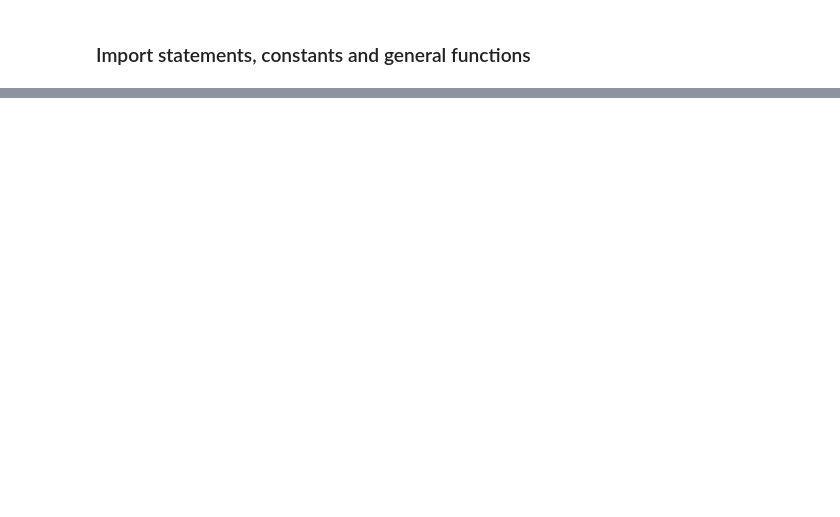
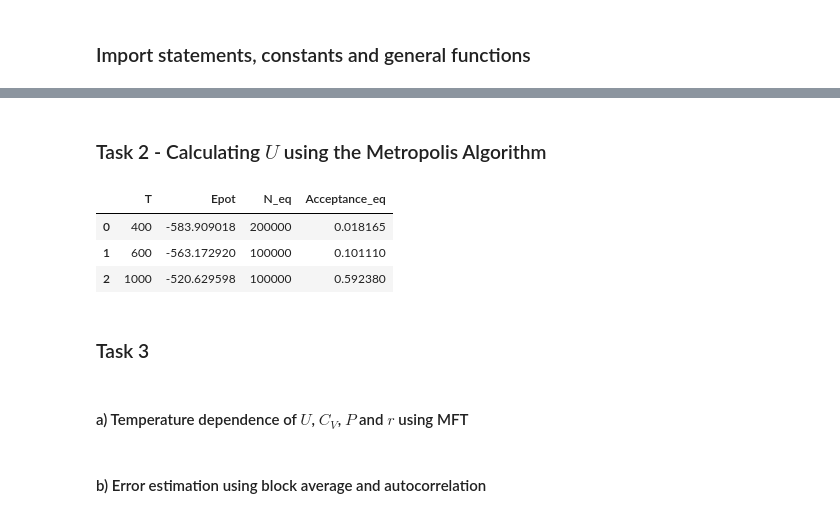
Before and after one commit to stommen/fka122-homeworks, a Jupyter notebook: H2/analyzer.ipynb, the cells around one changed output, grey strips where cells are left out. Cells and saved outputs as stored; diff of their text form; code cells hidden in the pictures; blank space fills up the shorter version.

```diff
--- a/H2/analyzer.ipynb
+++ b/H2/analyzer.ipynb
@@ -113,0 +93,54 @@ plt.show()
+# %% [markdown]
+### Task 2 - Calculating $U$ using the Metropolis Algorithm
+# %%
+
+its_eq_400 = 200000
+its_eq = 100000
+its = 1000000
+
+# data_eq_400, eq_facts_400 , _, _, _ = read_data(2, 400, its_eq=its_eq_400)
+# data_eq_600, eq_facts_600 , _, _, _ = read_data(2, 600, its_eq=its_eq)
+# data_eq_1000, eq_facts_1000 , _, _, _ = read_data(2, 1000, its_eq=its_eq)
+
+# fig, axs = plt.subplots(2, 1, sharex=True)
+# axs[0].plot(data_eq_400[:, 0])
+# axs[1].plot(data_eq_400[:, 1])
+# axs[0].set_ylabel('Accepted steps')
+# axs[1].set_ylabel('Potential energy')
+# axs[1].set_xlabel('MC steps')
+
+# fig, axs = plt.subplots(2, 1, sharex=True)
+# axs[0].plot(energy_data[:, 0])
+# axs[1].plot(energy_data[:, 1])
+# axs[0].set_ylabel('Accepted steps')
+# axs[1].set_ylabel('Potential energy')
+# axs[1].set_xlabel('MC steps')
+
+# plt.tight_layout()
+# plt.show()
+
+_, _, atoms_data_400, energy_data_400, energy_facts_400 = read_data(2, 400, its_eq=its_eq_400, its=its)
+_, _, atoms_data_600, energy_data_600, energy_facts_600 = read_data(2, 600, its_eq=its_eq, its=its)
+_, _, atoms_data_1000, energy_data_1000, energy_facts_1000 = read_data(2, 1000, its_eq=its_eq, its=its)
+
+accept_400_eq = energy_facts_400[1]
+accept_600_eq = energy_facts_600[1]
+accept_1000_eq = energy_facts_1000[1]
+Epot_400 = np.mean(energy_data_400[:, 1])
+Epot_600 = np.mean(energy_data_600[:, 1])
+Epot_1000 = np.mean(energy_data_1000[:, 1])
+
+df = pd.DataFrame({'T': [400, 600, 1000], 'Epot': [Epot_400, Epot_600, Epot_1000],
+                   'N_eq': [its_eq_400, its_eq, its_eq], 'Acceptance_eq': [accept_400_eq, accept_600_eq, accept_1000_eq]})
+display(df)
+# %% [output]
+|  | T | Epot | N_eq | Acceptance_eq |
+| 0 | 400 | -583.909018 | 200000 | 0.018165 |
+| 1 | 600 | -563.172920 | 100000 | 0.101110 |
+| 2 | 1000 | -520.629598 | 100000 | 0.592380 |
+# %% [markdown]
+### Task 3
+# %% [markdown]
+#### a) Temperature dependence of $U$, $C_V$, $P$ and $r$ using MFT
+# %% [markdown]
+#### b) Error estimation using block average and autocorrelation
```
Also changed, not shown: parts of 6 cells of this notebook, 21 other files.
